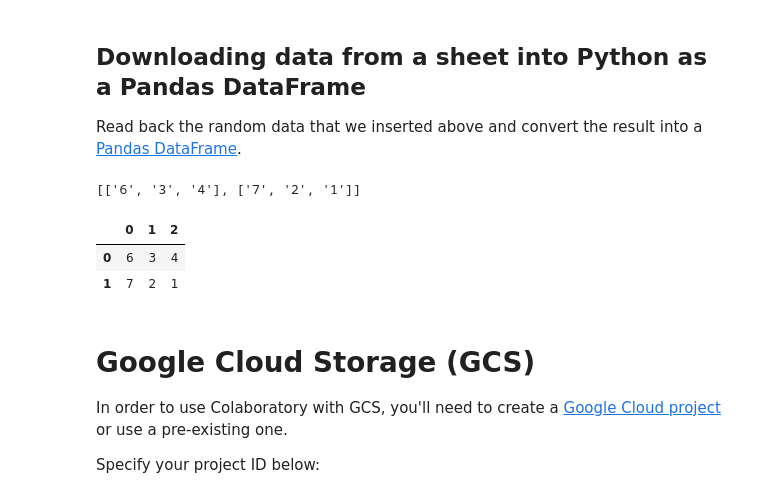
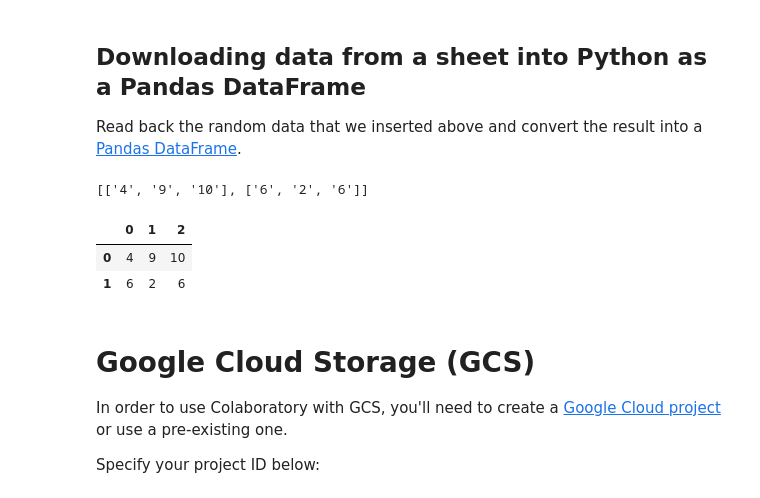
Before and after one commit to islamicity24/VirtualOffice, a Jupyter notebook: External_data_Local_Files,_Drive,_Sheets,_and_Cloud_Storage.ipynb, the cells around one changed output. Cells and saved outputs as stored; diff of their text form; code cells hidden in the pictures.

```diff
--- a/External_data_Local_Files,_Drive,_Sheets,_and_Cloud_Storage.ipynb
+++ b/External_data_Local_Files,_Drive,_Sheets,_and_Cloud_Storage.ipynb
@@ -217,19 +217,19 @@ worksheet.update_cells(cell_list)
 
 Read back the random data that we inserted above and convert the result into a [Pandas DataFrame](https://pandas.pydata.org/pandas-docs/stable/generated/pandas.DataFrame.html).
 # %%
-worksheet = gc.open('My cool spreadsheet').sheet1
+worksheet = gc.open('My first cool spreadsheet').sheet1
 
 # get_all_values gives a list of rows.
 rows = worksheet.get_all_values()
 print(rows)
 
 import pandas as pd
 pd.DataFrame.from_records(rows)
 # %% [output]
-[['6', '3', '4'], ['7', '2', '1']]
+[['4', '9', '10'], ['6', '2', '6']]
 |  | 0 | 1 | 2 |
-| 0 | 6 | 3 | 4 |
-| 1 | 7 | 2 | 1 |
+| 0 | 4 | 9 | 10 |
+| 1 | 6 | 2 | 6 |
 # %% [markdown]
 # Google Cloud Storage (GCS)
 
```
Also changed, not shown: parts of 13 cells of this notebook.
